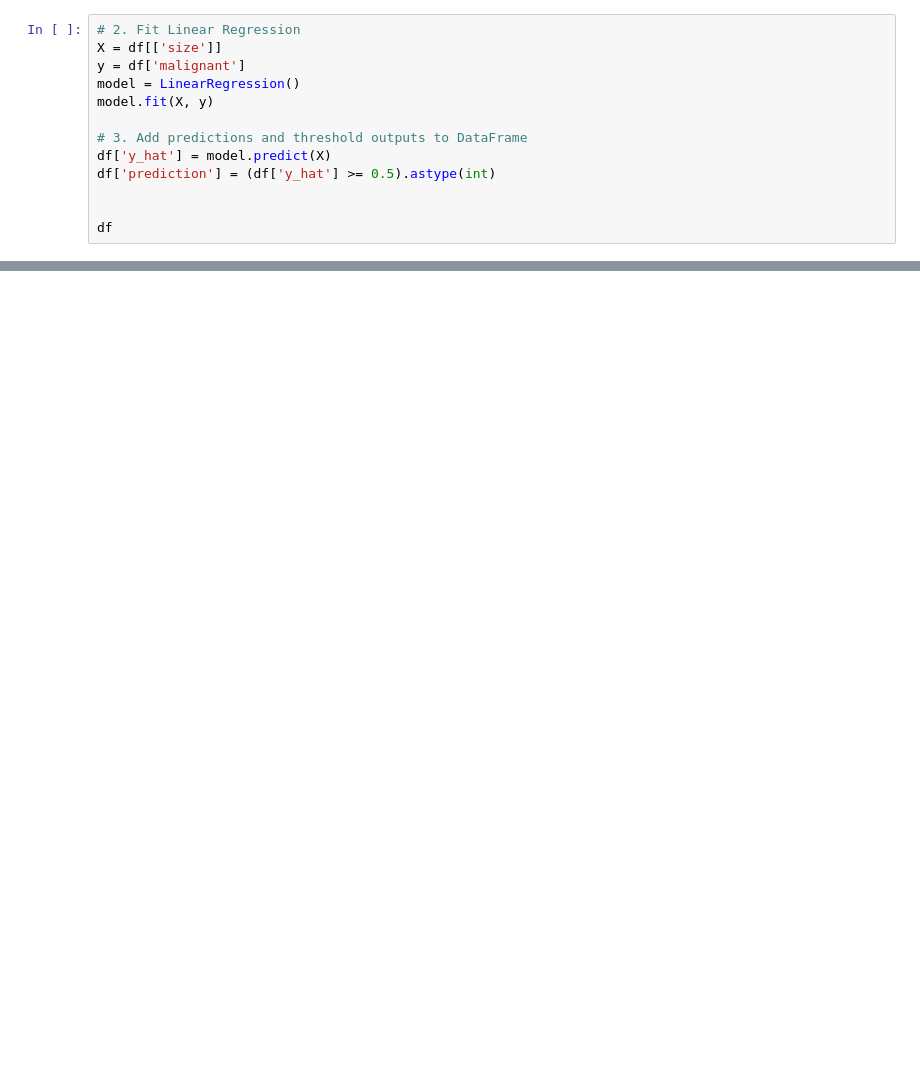
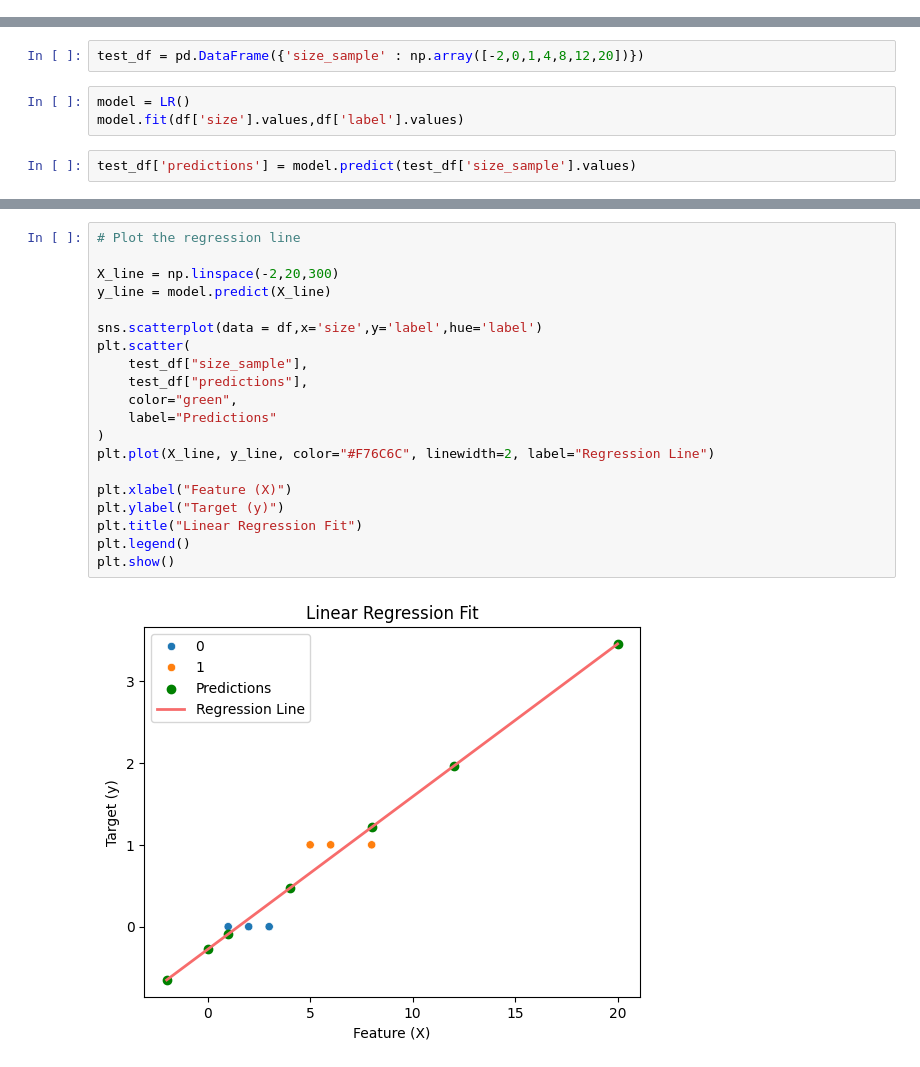
Before and after one commit to AyushDevadiga1/Machine-Learning, a Jupyter notebook: logistic-regression/LogisticRegressionDerivation.ipynb, the cells around one changed output, grey strips where cells are left out. Saved outputs shown, nothing was run; the diff lists cells and outputs as text; blank space fills up the shorter version.

Commit message:
What Linear Regression Equation can do ? Can it predict labels ?

```diff
--- a/logistic-regression/LogisticRegressionDerivation.ipynb
+++ b/logistic-regression/LogisticRegressionDerivation.ipynb
@@ -13,14 +23 @@ df = pd.DataFrame({
 })
-# %%
-# 2. Fit Linear Regression
-X = df[['size']]
-y = df['malignant']
-model = LinearRegression()
-model.fit(X, y)
-
-# 3. Add predictions and threshold outputs to DataFrame
-df['y_hat'] = model.predict(X)
-df['prediction'] = (df['y_hat'] >= 0.5).astype(int)
-
-
-df
@@ -136,0 +45,7 @@ df_outlier
+# %%
+test_df = pd.DataFrame({'size_sample' : np.array([-2,0,1,4,8,12,20])})
+# %%
+model = LR()
+model.fit(df['size'].values,df['label'].values)
+# %%
+test_df['predictions'] = model.predict(test_df['size_sample'].values)
@@ -136,0 +63,22 @@ df_outlier
+# %%
+# Plot the regression line
+
+X_line = np.linspace(-2,20,300)
+y_line = model.predict(X_line)
+
+sns.scatterplot(data = df,x='size',y='label',hue='label')
+plt.scatter(
+    test_df["size_sample"],
+    test_df["predictions"],
+    color="green",
+    label="Predictions"
+)
+plt.plot(X_line, y_line, color="#F76C6C", linewidth=2, label="Regression Line")
+
+plt.xlabel("Feature (X)")
+plt.ylabel("Target (y)")
+plt.title("Linear Regression Fit")
+plt.legend()
+plt.show()
+# %% [output]
+[figure, added]
```
Also changed, not shown: parts of 16 cells of this notebook.
